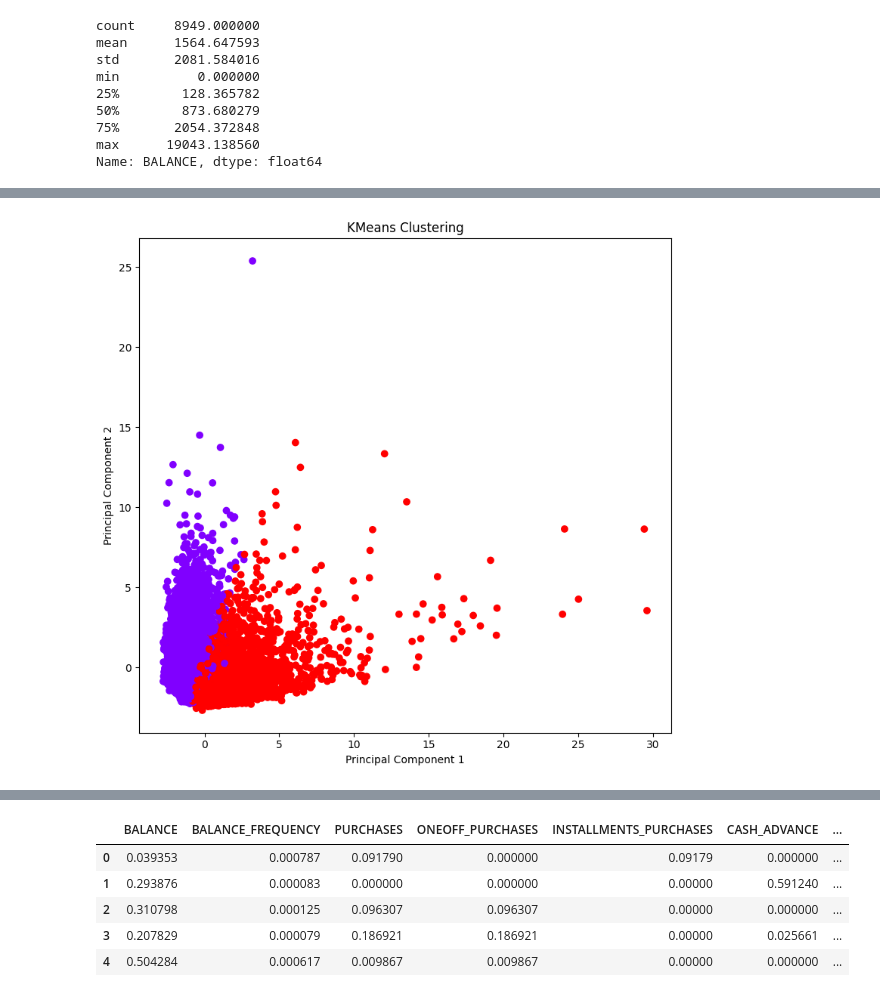
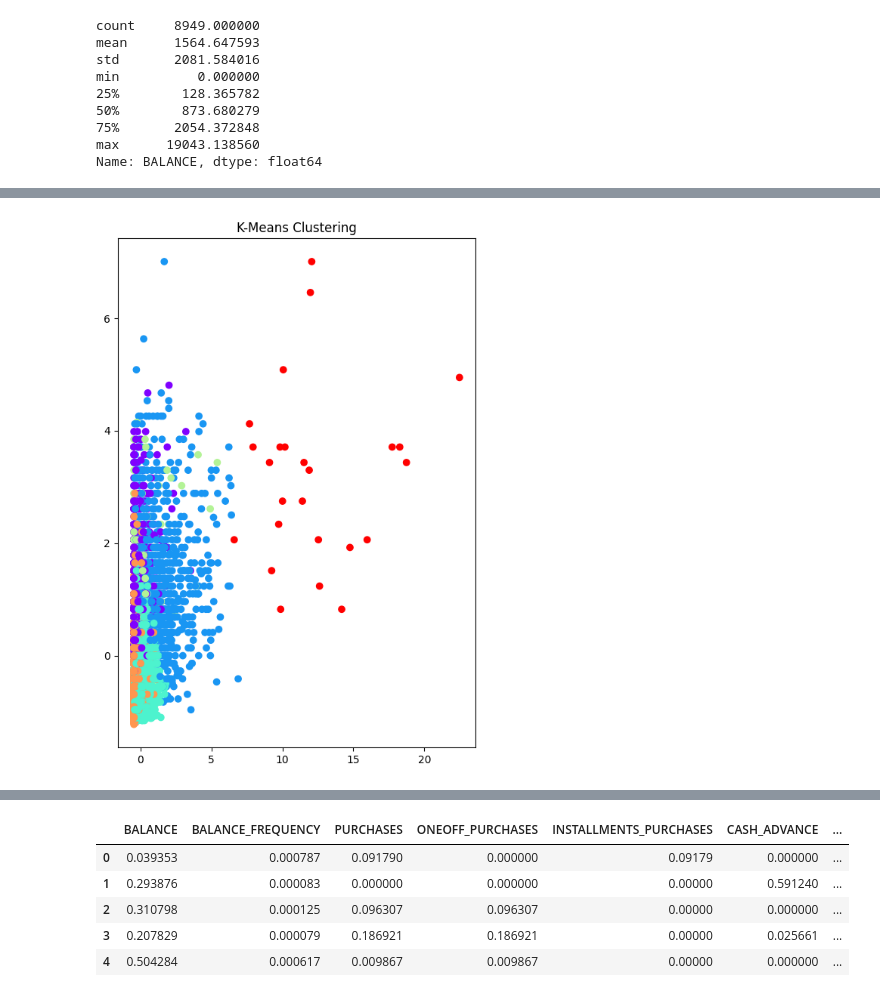
Before and after one commit to mahinbindra/schulich_data_science, a Jupyter notebook: Semester 2 Data Science/Assignments/assignment_2_clustering.ipynb, the cells around one changed output, grey strips where cells are left out. Drawn from its saved outputs; the diff is of its cells as text; code cells hidden in the pictures.

```diff
--- a/Semester 2 Data Science/Assignments/assignment_2_clustering.ipynb
+++ b/Semester 2 Data Science/Assignments/assignment_2_clustering.ipynb
@@ -400,0 +437,2 @@ warnings.filterwarnings("ignore")
+# %%
+df4 = df3[selected_columns]
@@ -403,12 +457,12 @@ inertia = []
 silhouette_avg = []
 for i in range(1, 15):
     kmeans = KMeans(n_clusters=i, random_state=0)
-    kmeans.fit(df3)
+    kmeans.fit(df4)
     inertia.append(kmeans.inertia_)
     labels = kmeans.labels_
     centers = kmeans.cluster_centers_
     if i>1:
-        silhouette_avg = silhouette_avg + [silhouette_score(df3, labels)]
+        silhouette_avg = silhouette_avg + [silhouette_score(df4, labels)]
 
 # Silhouette Score
 
@@ -430,22 +490,18 @@ plt.show()
+# %%
+scaler = StandardScaler()
+scaled_df = scaler.fit_transform(df4)
+# %%
+K = 6
+kmeans = KMeans(n_clusters=K, random_state=0)
+df4['KMeans_Clusters'] = kmeans.fit_predict(scaled_df)
 # %%
-scaler = StandardScaler()
-X = scaler.fit_transform(df3)
-
-pca = PCA(n_components=17)
-X_pca = pca.fit_transform(X)
-
-K = 2
-kmeans = KMeans(n_clusters=K, random_state=0).fit(X_pca)
 plt.figure(figsize=(15, 7.5))
 
-plt.subplot(1, 2, 1)
-plt.scatter(X_pca[:, 0], X_pca[:, 1], c=kmeans.labels_, cmap='rainbow')
-plt.title('KMeans Clustering')
-plt.xlabel('Principal Component 1')
-plt.ylabel('Principal Component 2')
-
-
+# K-Means Clustering
+plt.subplot(1, 3, 1)
+plt.scatter(scaled_df[:, 0], scaled_df[:, 1], c=df4['KMeans_Clusters'], cmap='rainbow')
+plt.title('K-Means Clustering')
 plt.tight_layout()
 plt.show()
 # %% [output]
-[figure, old version]
+[figure, new version]
```
Also changed, not shown: parts of 19 cells of this notebook, 1 other file.
